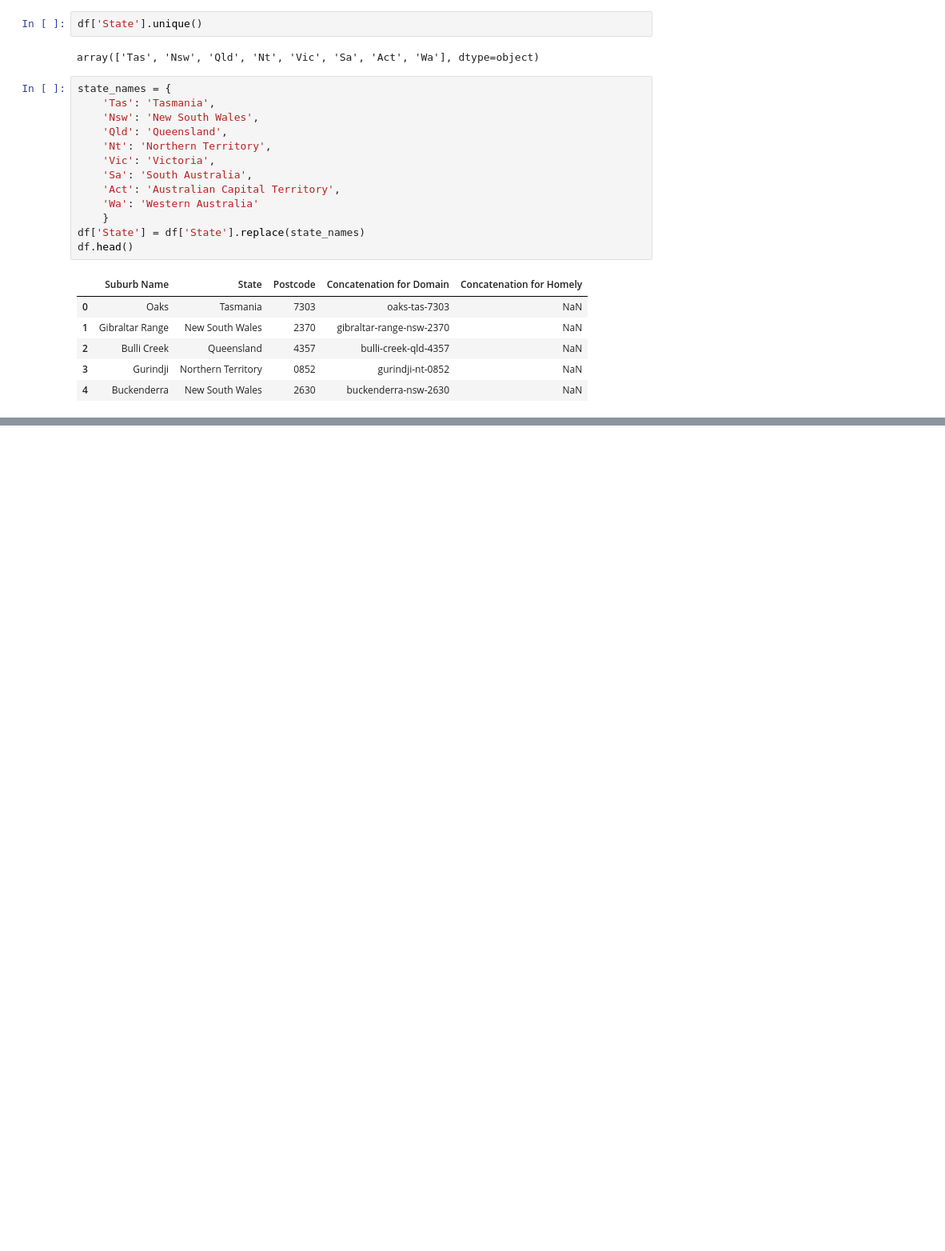
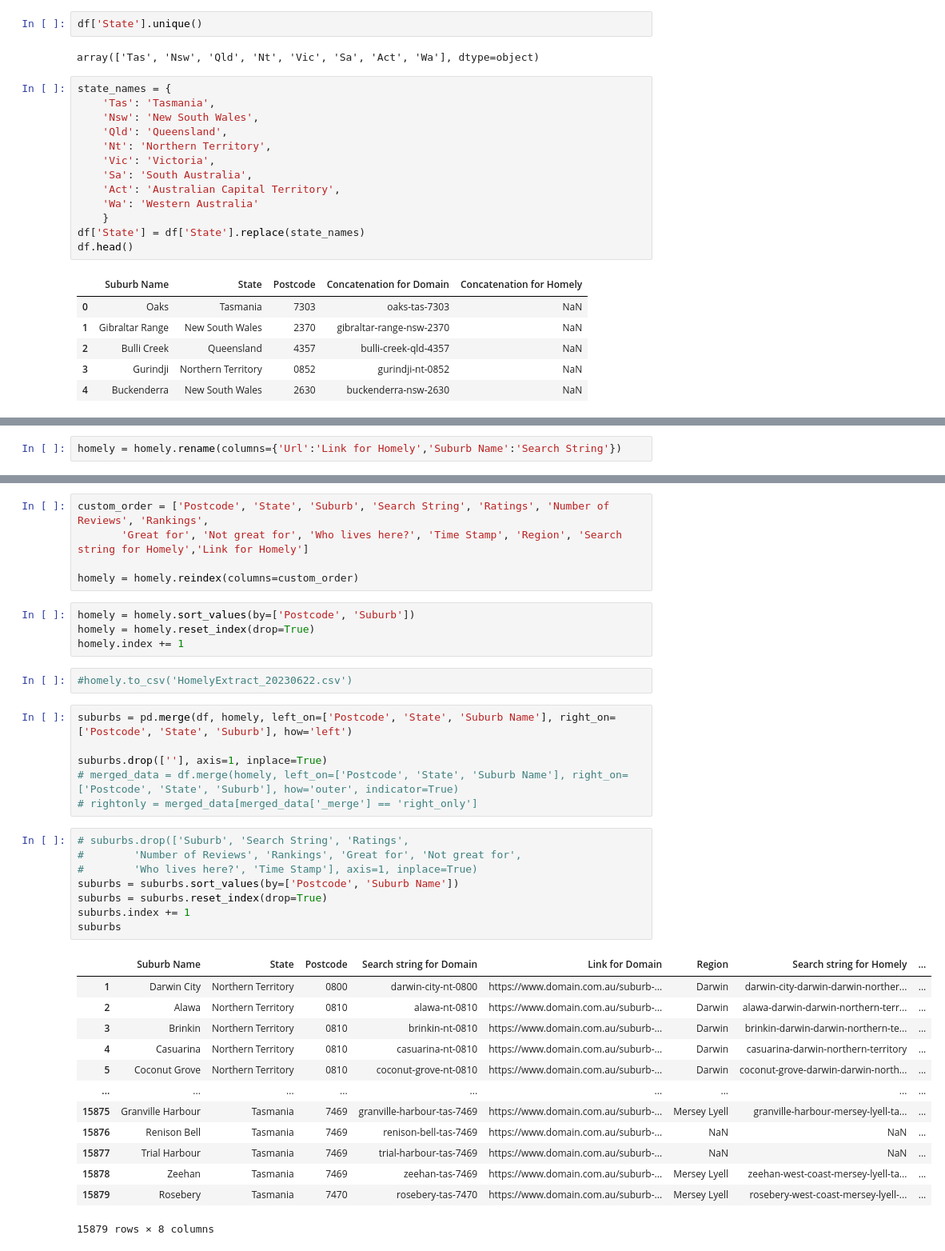
Before and after one commit to Selvamsmail/Personal_projects, a Jupyter notebook: realestate client/Suburb_Concatination.ipynb, the cells around one changed output, grey strips where cells are left out. Shown at 80% size. Cells and saved outputs as stored; diff of their text form; blank space fills up the shorter version.

```diff
--- a/realestate client/Suburb_Concatination.ipynb
+++ b/realestate client/Suburb_Concatination.ipynb
@@ -68,0 +161,2 @@ df.to_excel('suburbs.xlsx')
+# %%
+homely = homely.rename(columns={'Url':'Link for Homely','Suburb Name':'Search String'})
@@ -68,0 +171,39 @@ df.to_excel('suburbs.xlsx')
+# %%
+custom_order = ['Postcode', 'State', 'Suburb', 'Search String', 'Ratings', 'Number of Reviews', 'Rankings',
+       'Great for', 'Not great for', 'Who lives here?', 'Time Stamp', 'Region', 'Search string for Homely','Link for Homely']
+
+homely = homely.reindex(columns=custom_order)
+# %%
+homely = homely.sort_values(by=['Postcode', 'Suburb'])
+homely = homely.reset_index(drop=True)
+homely.index += 1
+# %%
+#homely.to_csv('HomelyExtract_20230622.csv')
+# %%
+suburbs = pd.merge(df, homely, left_on=['Postcode', 'State', 'Suburb Name'], right_on= ['Postcode', 'State', 'Suburb'], how='left')
+
+suburbs.drop([''], axis=1, inplace=True)
+# merged_data = df.merge(homely, left_on=['Postcode', 'State', 'Suburb Name'], right_on=['Postcode', 'State', 'Suburb'], how='outer', indicator=True)
+# rightonly = merged_data[merged_data['_merge'] == 'right_only']
+# %%
+# suburbs.drop(['Suburb', 'Search String', 'Ratings',
+#        'Number of Reviews', 'Rankings', 'Great for', 'Not great for',
+#        'Who lives here?', 'Time Stamp'], axis=1, inplace=True)
+suburbs = suburbs.sort_values(by=['Postcode', 'Suburb Name'])
+suburbs = suburbs.reset_index(drop=True)
+suburbs.index += 1
+suburbs
+# %% [output]
+|  | Suburb Name | State | Postcode | Search string for Domain | Link for Domain | Region | Search string for Homely | ... |
+| 1 | Darwin City | Northern Territory | 0800 | darwin-city-nt-0800 | https://www.domain.com.au/suburb-... | Darwin | darwin-city-darwin-darwin-norther... | ... |
+| 2 | Alawa | Northern Territory | 0810 | alawa-nt-0810 | https://www.domain.com.au/suburb-... | Darwin | alawa-darwin-darwin-northern-terr... | ... |
+| 3 | Brinkin | Northern Territory | 0810 | brinkin-nt-0810 | https://www.domain.com.au/suburb-... | Darwin | brinkin-darwin-darwin-northern-te... | ... |
+| 4 | Casuarina | Northern Territory | 0810 | casuarina-nt-0810 | https://www.domain.com.au/suburb-... | Darwin | casuarina-darwin-northern-territory | ... |
+| 5 | Coconut Grove | Northern Territory | 0810 | coconut-grove-nt-0810 | https://www.domain.com.au/suburb-... | Darwin | coconut-grove-darwin-darwin-north... | ... |
+| ... | ... | ... | ... | ... | ... | ... | ... | ... |
+| 15875 | Granville Harbour | Tasmania | 7469 | granville-harbour-tas-7469 | https://www.domain.com.au/suburb-... | Mersey Lyell | granville-harbour-mersey-lyell-ta... | ... |
+| 15876 | Renison Bell | Tasmania | 7469 | renison-bell-tas-7469 | https://www.domain.com.au/suburb-... | NaN | NaN | ... |
+| 15877 | Trial Harbour | Tasmania | 7469 | trial-harbour-tas-7469 | https://www.domain.com.au/suburb-... | NaN | NaN | ... |
+| 15878 | Zeehan | Tasmania | 7469 | zeehan-tas-7469 | https://www.domain.com.au/suburb-... | Mersey Lyell | zeehan-west-coast-mersey-lyell-ta... | ... |
+| 15879 | Rosebery | Tasmania | 7470 | rosebery-tas-7470 | https://www.domain.com.au/suburb-... | Mersey Lyell | rosebery-west-coast-mersey-lyell-... | ... |
+15879 rows × 8 columns
```
Also changed, not shown: parts of 20 cells of this notebook.
